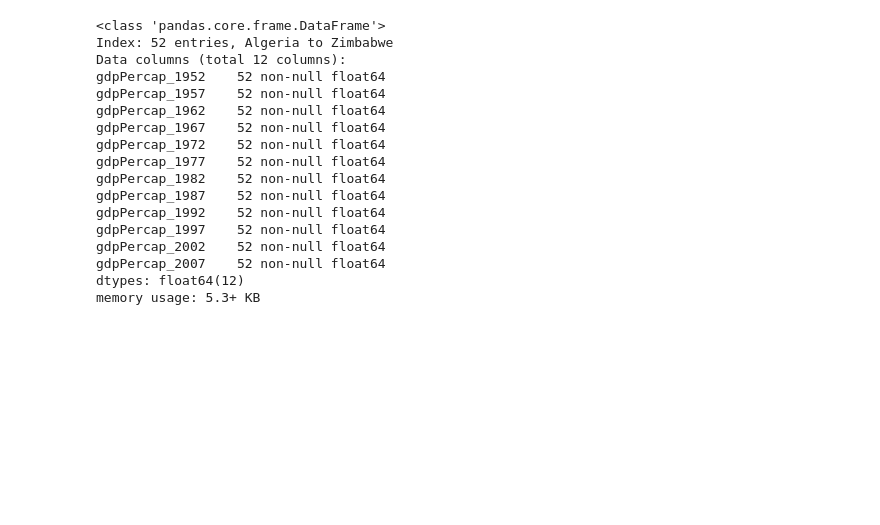
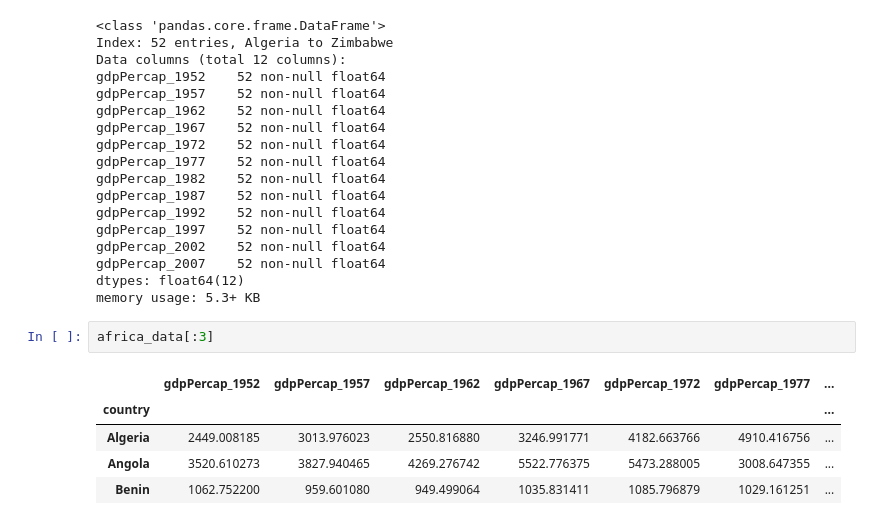
Before and after one commit to pvanheus/2016-10-05-riverclub-python, a Jupyter notebook: Session3.ipynb, the cells around one changed output. Cells and saved outputs as stored; diff of their text form; blank space fills up the shorter version.

```diff
--- a/Session3.ipynb
+++ b/Session3.ipynb
@@ -146,3 +146,11 @@ gdpPercap_2002    52 non-null float64
 gdpPercap_2007    52 non-null float64
 dtypes: float64(12)
 memory usage: 5.3+ KB
+# %%
+africa_data[:3]
+# %% [output]
+|  | gdpPercap_1952 | gdpPercap_1957 | gdpPercap_1962 | gdpPercap_1967 | gdpPercap_1972 | gdpPercap_1977 | ... |
+| country |  |  |  |  |  |  | ... |
+| Algeria | 2449.008185 | 3013.976023 | 2550.816880 | 3246.991771 | 4182.663766 | 4910.416756 | ... |
+| Angola | 3520.610273 | 3827.940465 | 4269.276742 | 5522.776375 | 5473.288005 | 3008.647355 | ... |
+| Benin | 1062.752200 | 959.601080 | 949.499064 | 1035.831411 | 1085.796879 | 1029.161251 | ... |
```
Also changed, not shown: parts of 3 cells of this notebook.
